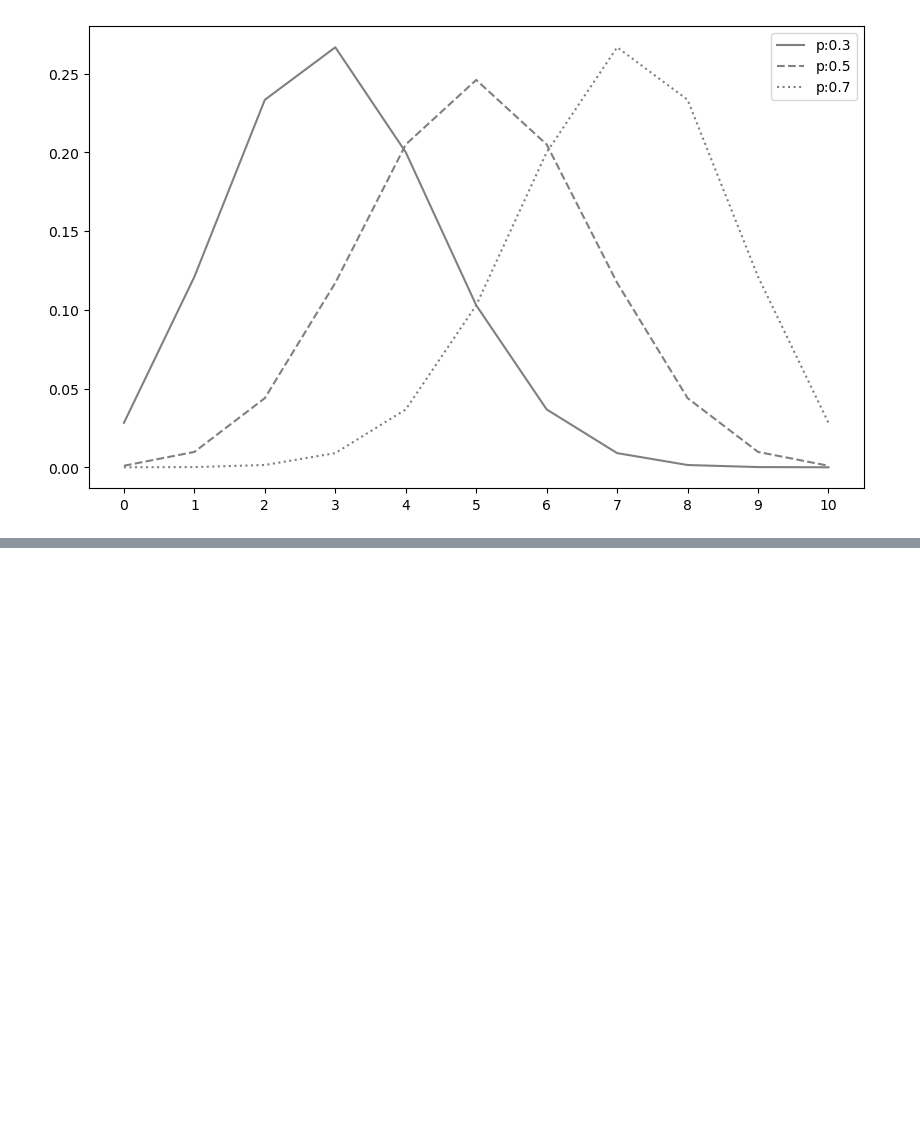
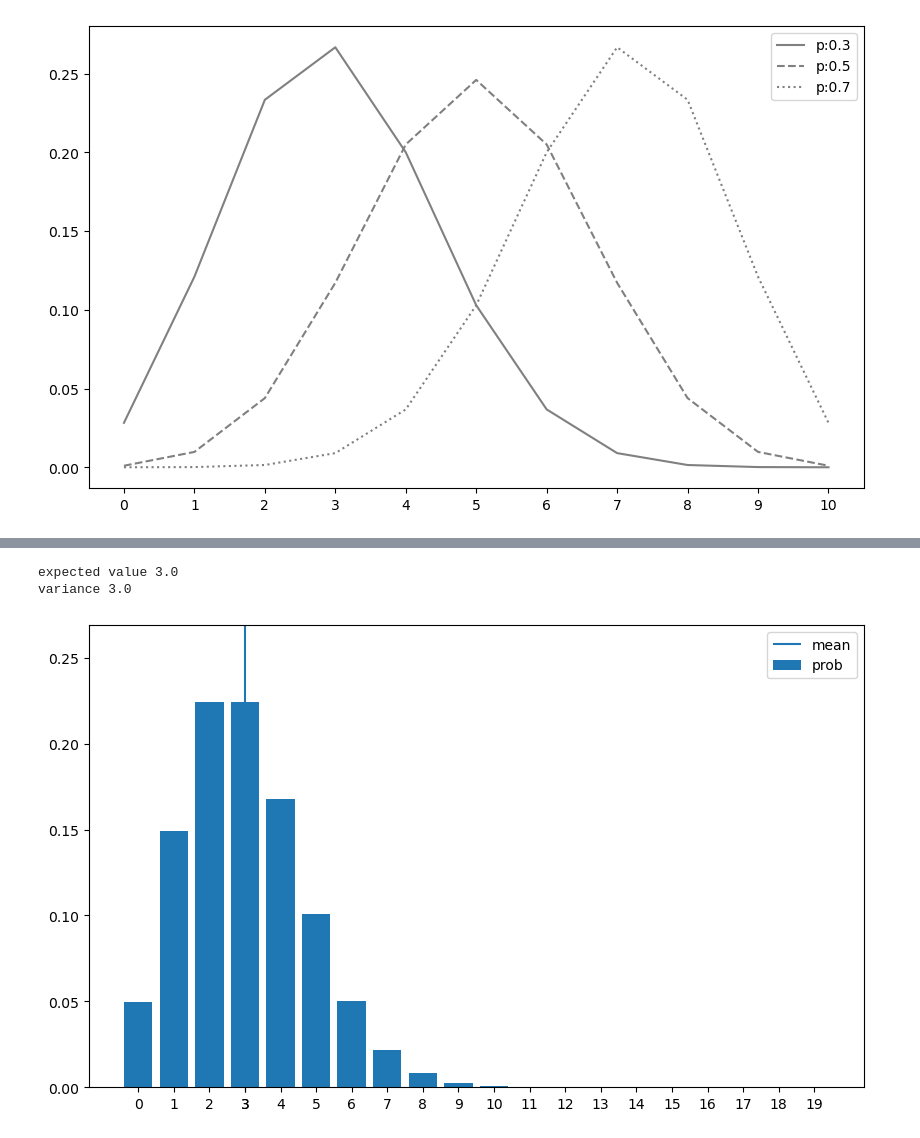
Before and after one commit to joanna-jaeeun/Statistics-with-Python, a Jupyter notebook: notebook/06. Example of DRV.ipynb, the cells around one changed output, grey strips where cells are left out. Cells and saved outputs as stored; diff of their text form; code cells hidden in the pictures; blank space fills up the shorter version.

```diff
--- a/notebook/06. Example of DRV.ipynb
+++ b/notebook/06. Example of DRV.ipynb
@@ -158,0 +203,23 @@ plt.show()
+# %%
+from scipy.special import factorial
+
+def Poi(lam):
+    x_set = np.arange(20)
+    def f(x):
+        if x in x_set:
+            return np.power(lam, x) / factorial(x) * np.exp(-lam)
+        else:
+            return 0
+    return x_set, f
+# %%
+lam = 3
+X = Poi(lam)
+# %%
+check_prob(X)
+# %% [output]
+expected value 3.0
+variance 3.0
+# %%
+plot_prob(X)
+# %% [output]
+[figure, added]
```
Also changed, not shown: parts of 7 cells of this notebook.
